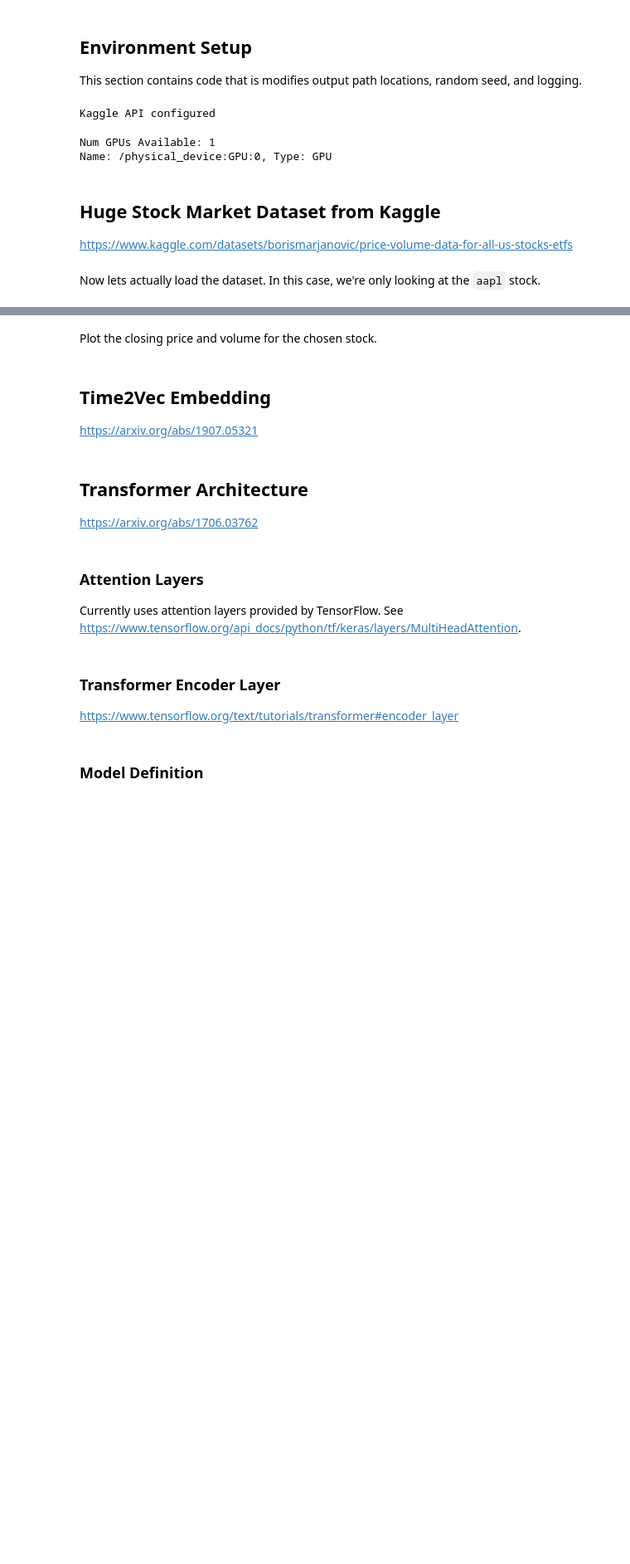
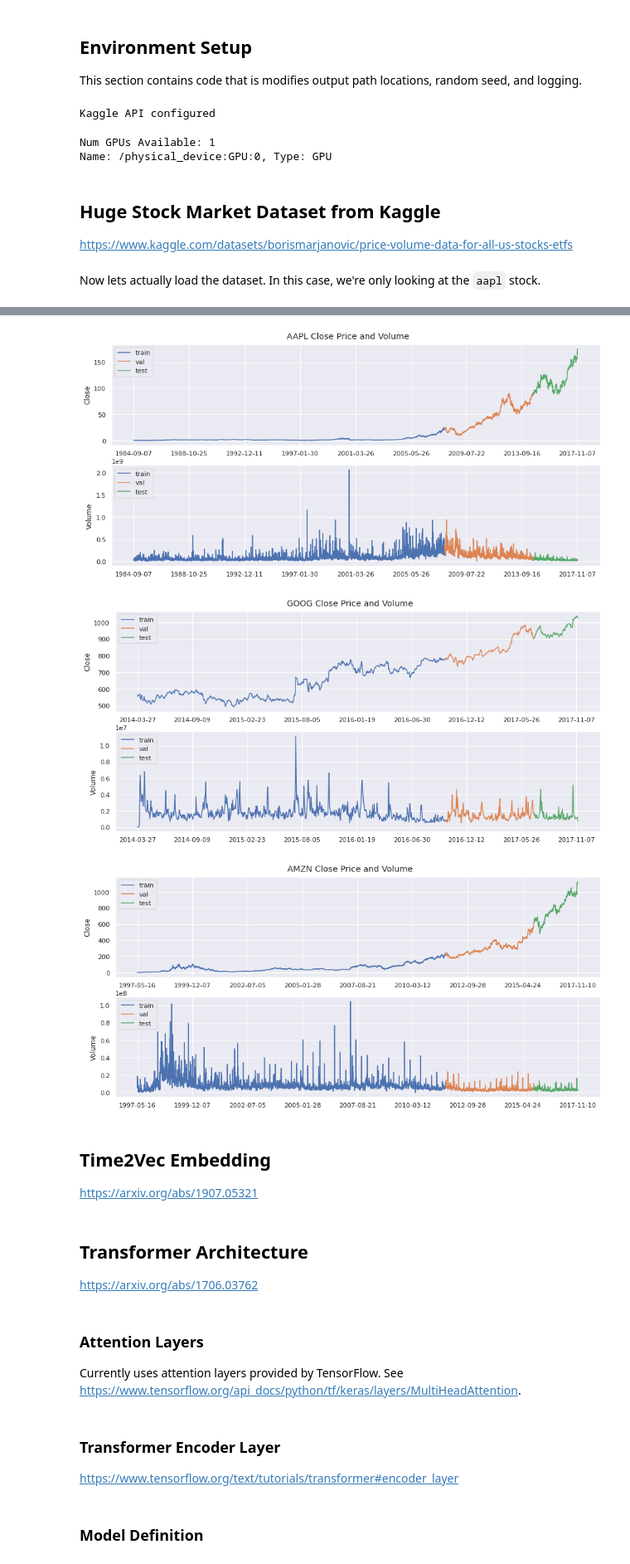
Before and after one commit to zanderman/stock-forecasting-transformer, a Jupyter notebook: forecast_transformer.ipynb, the cells around one changed output, grey strips where cells are left out. Shown at 83% size. Cells and saved outputs as stored; diff of their text form; code cells hidden in the pictures; blank space fills up the shorter version.

Commit message:
Adds printing example stocks at beginning

```diff
--- a/forecast_transformer.ipynb
+++ b/forecast_transformer.ipynb
@@ -482,7 +482,7 @@ def load_stock_dataset(
         result.append((w.train, w.val, w.test))
     # Extract the data frame.
     if return_df:
-        result.append(df)
+        result.append((df, df_train, df_val, df_test))
     # Extract the window generator.
     if return_window:
         result.append(w)
@@ -498,17 +498,3 @@ def load_stock_dataset(
         return tuple(result)
 # %% [markdown]
 Now lets actually load the dataset. In this case, we're only looking at the `aapl` stock.
-# %%
-asset = 'aapl'
-(dataset_train, dataset_val, dataset_test), df = load_stock_dataset(
-    asset=asset,
-    in_seq_len=128,
-    out_seq_len=1,
-    shift=1,
-    split=(0.7, 0.2, 0.1),
-    return_datasets=True,
-    return_df=True,
-)
-print(f"{dataset_train.element_spec=}")
-print(f"{dataset_val.element_spec=}")
-print(f"{dataset_test.element_spec=}")
@@ -534,20 +501,46 @@ dataset_test.element_spec=(TensorSpec(shape=(None, 128, 5), dtype=tf.float64, na
-# %% [markdown]
-Plot the closing price and volume for the chosen stock.
 # %%
-# fig = plt.figure(figsize=(15,7))
-# fig.suptitle(f'{asset.upper()} Close Price and Volume')
+for asset in ['aapl', 'goog', 'amzn']:
+    (dataset_train, dataset_val, dataset_test), (df, df_train, df_val, df_test) = load_stock_dataset(
+        asset=asset,
+        in_seq_len=128,
+        out_seq_len=1,
+        shift=1,
+        split=(0.7, 0.2, 0.1),
+        shuffle=False,
+        normalize=False,
+        return_datasets=True,
+        return_df=True,
+    )
+    # print(f"{dataset_train.element_spec=}")
+    # print(f"{dataset_val.element_spec=}")
+    # print(f"{dataset_test.element_spec=}")
 
-# n = len(df.index)//8 # Number of date record ticks on X-axis.
+    fig = plt.figure(figsize=(15,7))
+    fig.suptitle(f'{asset.upper()} Close Price and Volume').set_y(0.92)
 
-# ax = fig.add_subplot(211)
-# sns.lineplot(x='Date', y='Close', data=df, ax=ax)
-# ax.set_xticks(range(0, df.shape[0], n))
-# ax.set_xticklabels(df['Date'].loc[::n])
+    n = len(df.index)//8 # Number of date record ticks on X-axis.
 
-# ax = fig.add_subplot(212)
-# sns.lineplot(x='Date', y='Volume', data=df, ax=ax)
-# ax.set_xticks(range(0, df.shape[0], n))
-# ax.set_xticklabels(df['Date'].loc[::n]);
+    ax = fig.add_subplot(211)
+    ax.plot(df_train['Close'], label='train')
+    ax.plot(df_val['Close'], label='val')
+    ax.plot(df_test['Close'], label='test')
+    ax.set_ylabel('Close')
+    ax.set_xticks(range(0, df.shape[0], n))
+    ax.set_xticklabels(df['Date'].loc[::n])
+    ax.legend(loc='upper left')
+
+    ax = fig.add_subplot(212)
+    ax.plot(df_train['Volume'], label='train')
+    ax.plot(df_val['Volume'], label='val')
+    ax.plot(df_test['Volume'], label='test')
+    ax.set_ylabel('Volume')
+    ax.set_xticks(range(0, df.shape[0], n))
+    ax.set_xticklabels(df['Date'].loc[::n])
+    ax.legend(loc='upper left')
+# %% [output]
+[figure, added]
+[figure, added]
+[figure, added]
 # %% [markdown]
 ## Time2Vec Embedding
 
```
Also changed, not shown: parts of 2 cells of this notebook.
